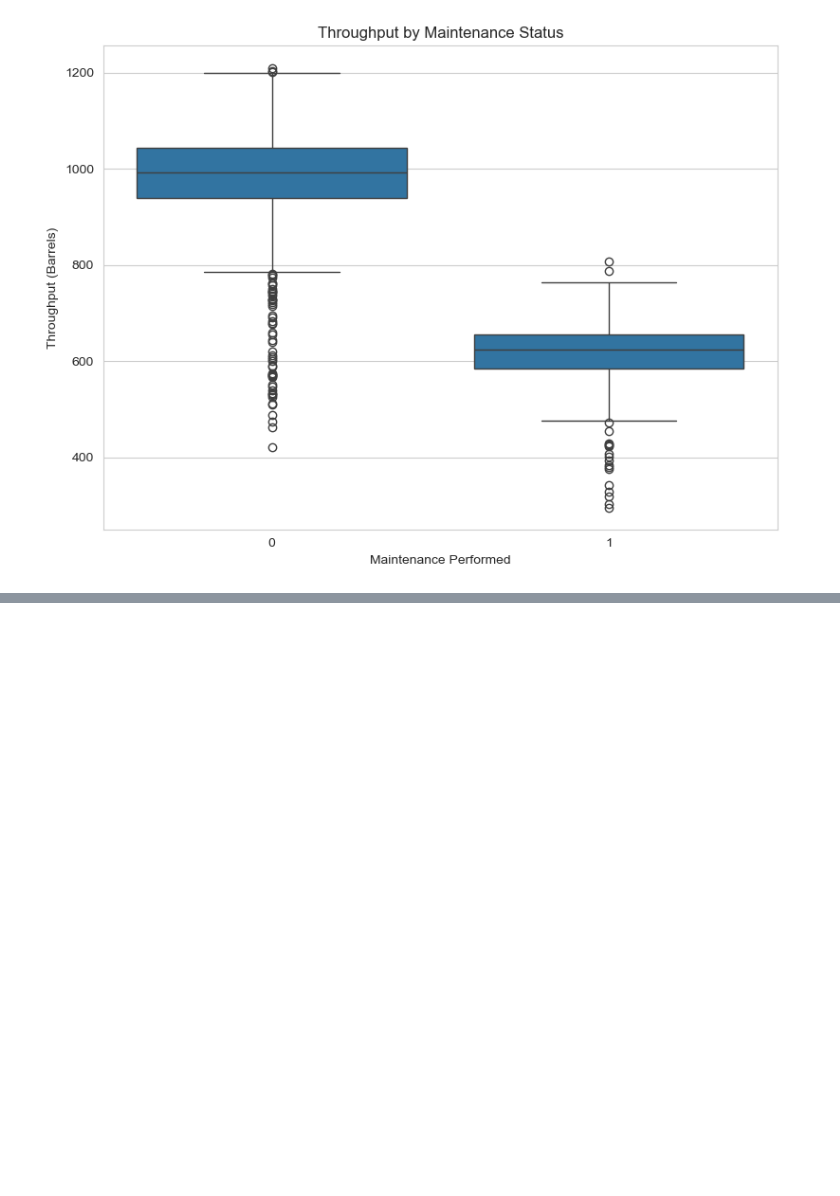
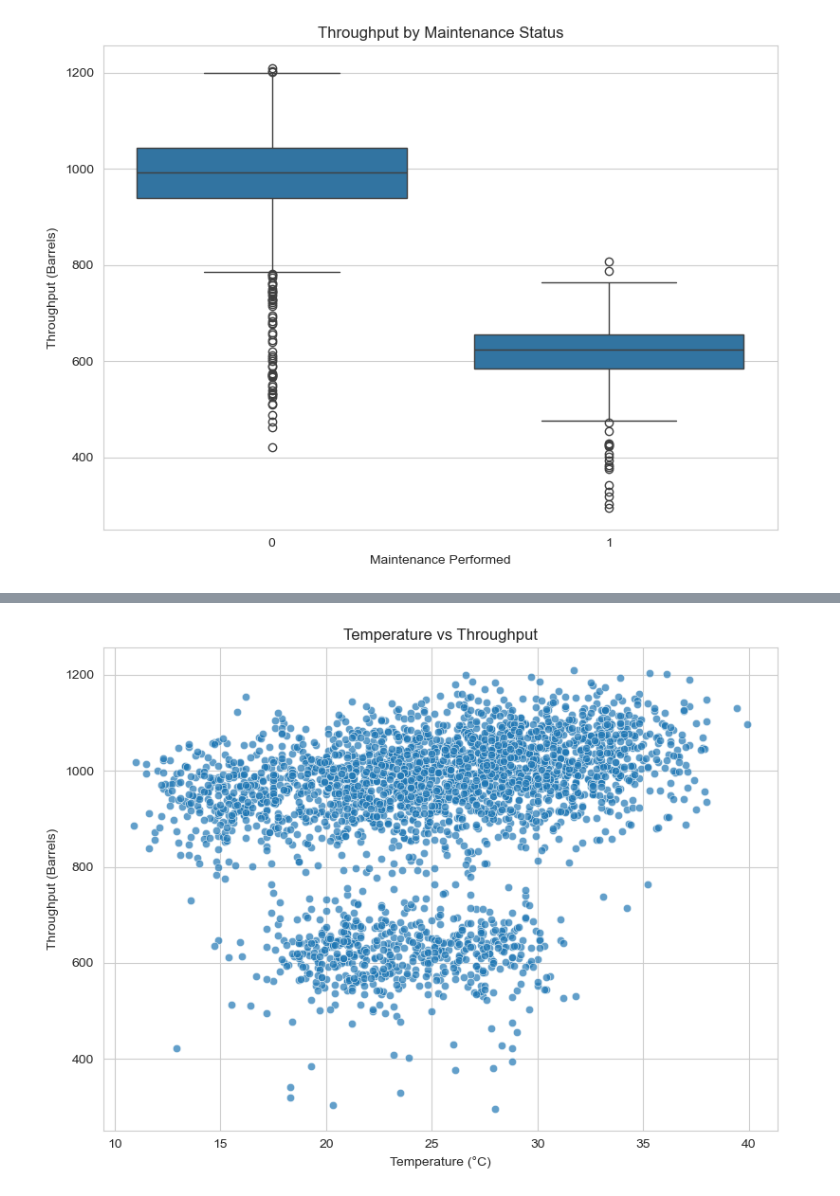
Before and after one commit to WanjikuSharon/week5_diagnostics_analysis, a Jupyter notebook: week5_diagnostics_analysis.ipynb, the cells around one changed output, grey strips where cells are left out. Saved outputs shown, nothing was run; the diff lists cells and outputs as text; code cells hidden in the pictures; blank space fills up the shorter version.

```diff
--- a/week5_diagnostics_analysis.ipynb
+++ b/week5_diagnostics_analysis.ipynb
@@ -332,0 +357,25 @@ plt.show()
+# %%
+plt.figure(figsize=(8,6))
+
+sns.scatterplot(
+    data=df,
+    x="temperature_c",
+    y="throughput_barrels",
+    alpha=0.7
+)
+
+plt.title("Temperature vs Throughput")
+plt.xlabel("Temperature (°C)")
+plt.ylabel("Throughput (Barrels)")
+
+plt.tight_layout()
+
+plt.savefig(
+    "charts/temperature_vs_throughput.png",
+    dpi=300,
+    bbox_inches="tight"
+)
+
+plt.show()
+# %% [output]
+[figure, added]
```
Also changed, not shown: parts of 2 cells of this notebook.
